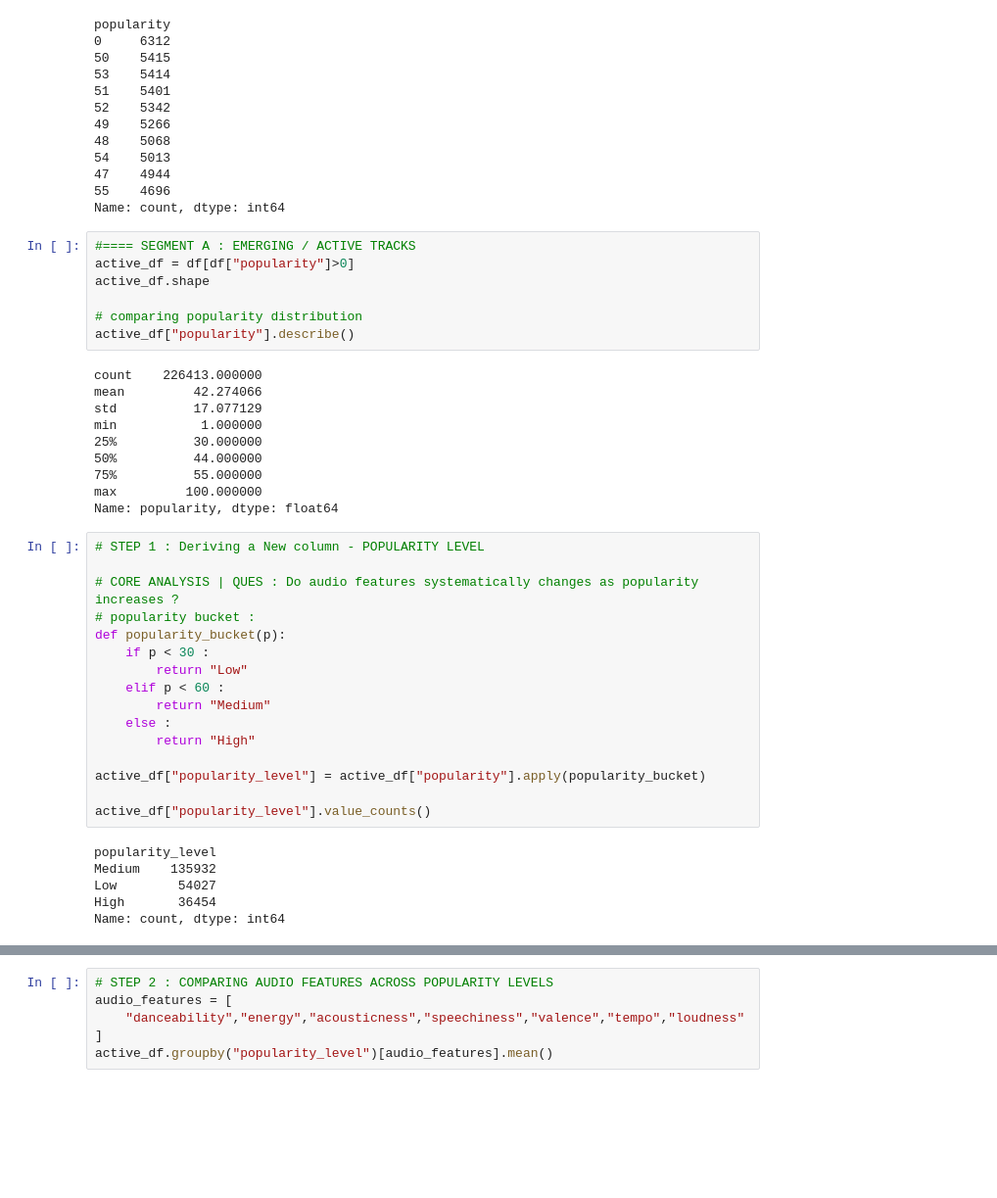
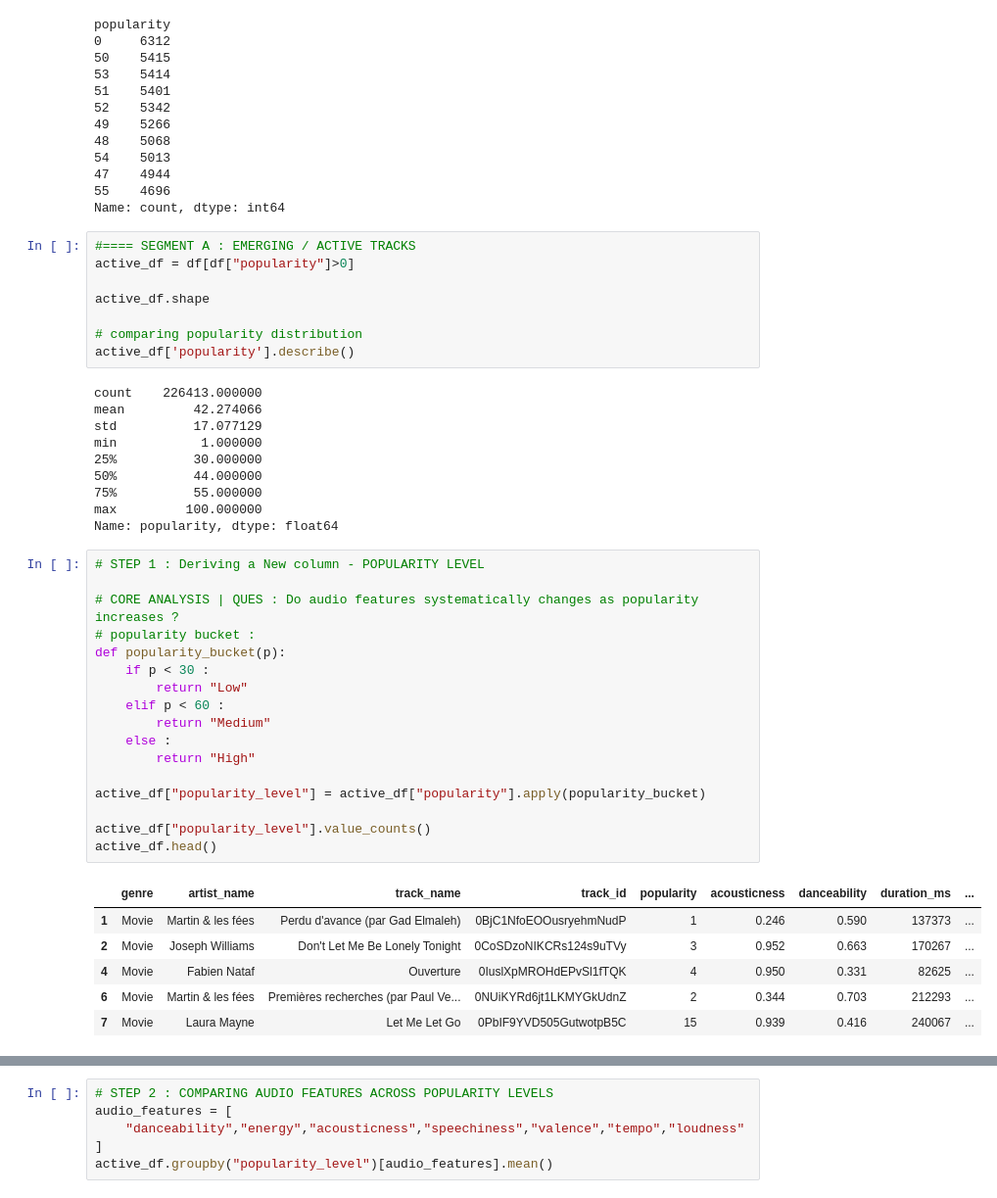
Before and after one commit to rahulT-17/data-analytics-journey, a Jupyter notebook: projects/spotify-trend-intelligence/notebooks/01_exploration.ipynb, the cells around one changed output, grey strips where cells are left out. Shown at 98% size. Drawn from its saved outputs; the diff is of its cells as text; blank space fills up the shorter version.

```diff
--- a/projects/spotify-trend-intelligence/notebooks/01_exploration.ipynb
+++ b/projects/spotify-trend-intelligence/notebooks/01_exploration.ipynb
@@ -111,10 +111,11 @@ Name: count, dtype: int64
 # %%
 #==== SEGMENT A : EMERGING / ACTIVE TRACKS
 active_df = df[df["popularity"]>0]
+
 active_df.shape
 
 # comparing popularity distribution
-active_df["popularity"].describe()
+active_df['popularity'].describe()
 # %% [output]
 count    226413.000000
 mean         42.274066
@@ -128,22 +129,24 @@ Name: popularity, dtype: float64
 # %%
 # STEP 1 : Deriving a New column - POPULARITY LEVEL
 
 # CORE ANALYSIS | QUES : Do audio features systematically changes as popularity increases ?
 # popularity bucket :
 def popularity_bucket(p):
     if p < 30 :
         return "Low"
     elif p < 60 :
         return "Medium"
     else :
         return "High"
 
 active_df["popularity_level"] = active_df["popularity"].apply(popularity_bucket)
 
 active_df["popularity_level"].value_counts()
+active_df.head()
 # %% [output]
-popularity_level
-Medium    135932
-Low        54027
-High       36454
-Name: count, dtype: int64
+|  | genre | artist_name | track_name | track_id | popularity | acousticness | danceability | duration_ms | ... |
+| 1 | Movie | Martin & les fées | Perdu d'avance (par Gad Elmaleh) | 0BjC1NfoEOOusryehmNudP | 1 | 0.246 | 0.590 | 137373 | ... |
+| 2 | Movie | Joseph Williams | Don't Let Me Be Lonely Tonight | 0CoSDzoNIKCRs124s9uTVy | 3 | 0.952 | 0.663 | 170267 | ... |
+| 4 | Movie | Fabien Nataf | Ouverture | 0IuslXpMROHdEPvSl1fTQK | 4 | 0.950 | 0.331 | 82625 | ... |
+| 6 | Movie | Martin & les fées | Premières recherches (par Paul Ve... | 0NUiKYRd6jt1LKMYGkUdnZ | 2 | 0.344 | 0.703 | 212293 | ... |
+| 7 | Movie | Laura Mayne | Let Me Let Go | 0PbIF9YVD505GutwotpB5C | 15 | 0.939 | 0.416 | 240067 | ... |
```
Also changed, not shown: parts of 6 cells of this notebook, 1 other file.
